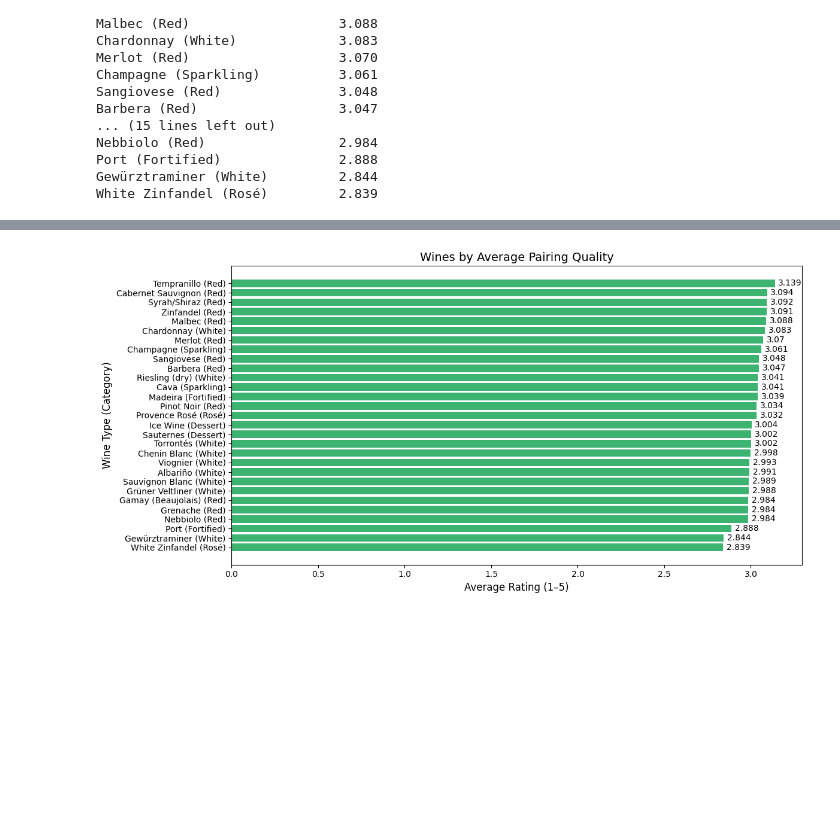
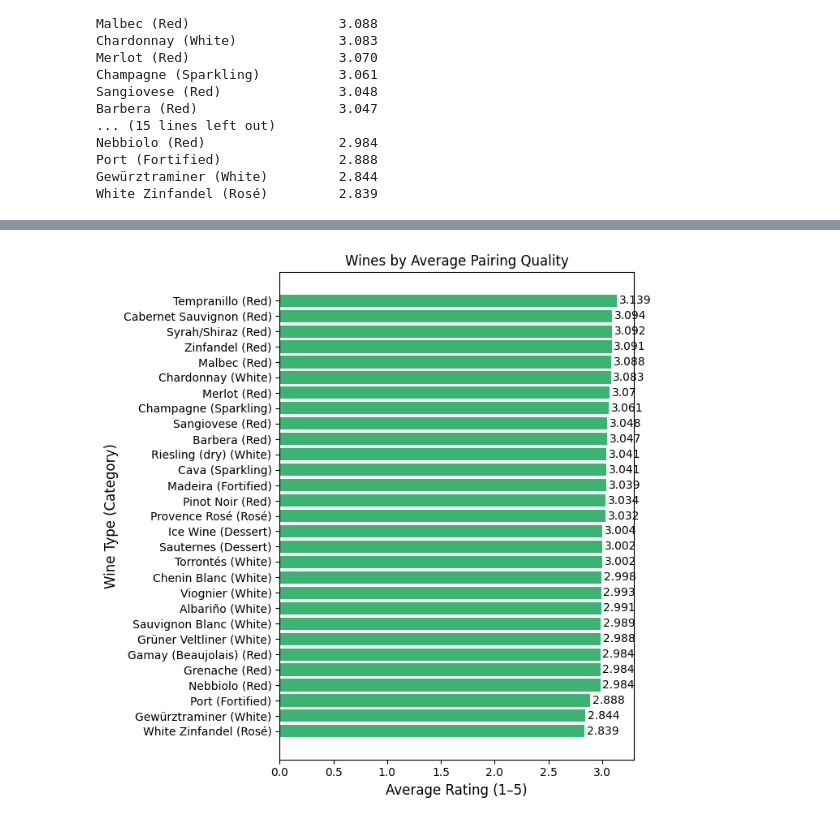
Before and after one commit to juliaalcribeiro/final_project, a Jupyter notebook: notebook/1_EDA_initial.ipynb, the cells around one changed output, grey strips where cells are left out. Saved outputs shown, nothing was run; the diff lists cells and outputs as text; code cells hidden in the pictures; blank space fills up the shorter version.

```diff
--- a/notebook/1_EDA_initial.ipynb
+++ b/notebook/1_EDA_initial.ipynb
@@ -346,19 +405,18 @@ White Zinfandel (Rosé)         2.839
 # %%
 import matplotlib.pyplot as plt
-
 # --- Visualization ---
-plt.figure(figsize=(12, 6))
+plt.figure(figsize=(7, 7))
 plt.barh(pivot_sorted.index, pivot_sorted['avg_rating'], color='mediumseagreen')
 plt.gca().invert_yaxis()  # So the highest-rated wine appears at the top
-plt.title('Wines by Average Pairing Quality', fontsize=14)
+plt.title('Wines by Average Pairing Quality', fontsize=12)
 plt.xlabel('Average Rating (1–5)', fontsize=12)
 plt.ylabel('Wine Type (Category)', fontsize=12)
 
 # Add rating labels to the bars
 for i, v in enumerate(pivot_sorted['avg_rating']):
     plt.text(v + 0.02, i, str(v), va='center', fontsize=10)
 
 plt.tight_layout()
 plt.show()
 # %% [output]
-[figure, old version]
+[figure, new version]
```
Also changed, not shown: parts of 2 cells of this notebook, 3 other files.
